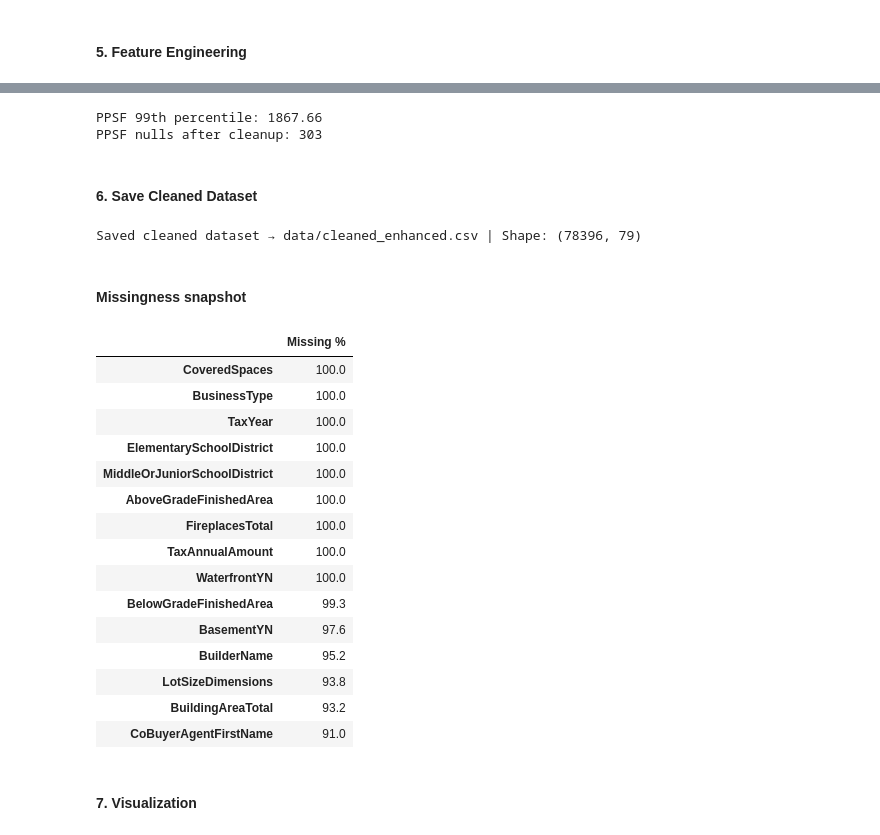
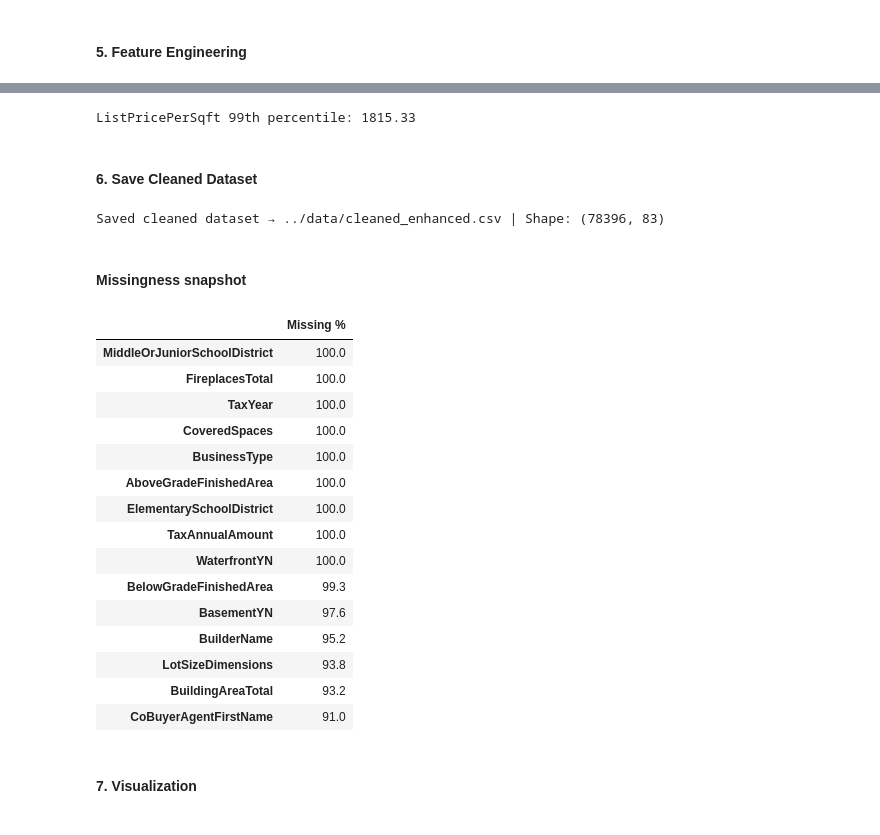
Before and after one commit to stephaniepatriciaans/Home_Price_Predictions, a Jupyter notebook: notebooks/Task 1: Data Exploration & Preprocessing.ipynb, the cells around one changed output, grey strips where cells are left out. Saved outputs shown, nothing was run; the diff lists cells and outputs as text; code cells hidden in the pictures.

```diff
--- a/notebooks/Task 1: Data Exploration & Preprocessing.ipynb
+++ b/notebooks/Task 1: Data Exploration & Preprocessing.ipynb
@@ -85,57 +115,47 @@ Added feature PricePerSqft
-# %%
-# Guard against zero/negative LivingArea before PPSF
-if "LivingArea" in df_all.columns:
-    bad = (df_all["LivingArea"] <= 0) | (df_all["LivingArea"].isna())
-    # keep rows, but avoid divide-by-zero in PPSF
-    df_all.loc[bad, "LivingArea"] = np.nan
-
-# Price per sqft (only when both fields are valid)
-if {"ClosePrice","LivingArea"}.issubset(df_all.columns):
-    df_all["PricePerSqft"] = df_all["ClosePrice"] / df_all["LivingArea"]
-
-# Clip extreme PPSF to reduce leverage of weird records
-df_all["PricePerSqft"] = df_all["PricePerSqft"].clip(upper=df_all["PricePerSqft"].quantile(0.99))
-# %%
-if "PricePerSqft" in df_all.columns:
-    bad_inf = ~np.isfinite(df_all["PricePerSqft"])
-    if bad_inf.any():
-        df_all.loc[bad_inf, "PricePerSqft"] = np.nan
-
-    p99 = df_all["PricePerSqft"].quantile(0.99)
-    df_all["PricePerSqft"] = df_all["PricePerSqft"].clip(upper=p99)
-
-    print("PPSF 99th percentile:", round(p99, 2))
-    print("PPSF nulls after cleanup:", int(df_all["PricePerSqft"].isna().sum()))
-# %% [output]
-PPSF 99th percentile: 1867.66
-PPSF nulls after cleanup: 303
+# %%
+# ListPrice-per-sqft
+if lp and living:
+    df_all["ListPricePerSqft"] = df_all[lp] / df_all[living]
+    df_all["ListPricePerSqft"].replace([np.inf, -np.inf], np.nan, inplace=True)
+    p99_lp_psf = df_all["ListPricePerSqft"].quantile(0.99)
+    df_all["ListPricePerSqft"] = df_all["ListPricePerSqft"].clip(upper=p99_lp_psf)
+    print("ListPricePerSqft 99th percentile:", round(p99_lp_psf, 2))
+# %% [output]
+ListPricePerSqft 99th percentile: 1815.33
 # %% [markdown]
 #### 6. Save Cleaned Dataset
+# %%
+# ListPrice: compare List vs Close --> Deal-level LP vs SP metrics
+if lp:
+    df_all["LP_to_SP_Ratio"] = df_all[target] / df_all[lp]
+    df_all["PriceDelta"] = df_all[target] - df_all[lp]
+    df_all["PricePctDiff"] = (df_all["PriceDelta"] / df_all[lp]).replace([np.inf, -np.inf], np.nan)
 # %%
-data_path = Path("../data")
+# Freeze cleaned dataset
 df_clean = df_all.reset_index(drop=True)
 output_file = data_path / "cleaned_enhanced.csv"
 df_clean.to_csv(output_file, index=False)
-print(f"Saved cleaned dataset → data/cleaned_enhanced.csv | Shape: {df_clean.shape}")
+print(f"Saved cleaned dataset → {output_file} | Shape: {df_clean.shape}")
 # %% [output]
-Saved cleaned dataset → data/cleaned_enhanced.csv | Shape: (78396, 79)
+Saved cleaned dataset → ../data/cleaned_enhanced.csv | Shape: (78396, 83)
 # %% [markdown]
 #### Missingness snapshot
 # %%
+# Missingness (on the saved dataset)
 missing_pct = (
-    df_all.isna().mean().sort_values(ascending=False).mul(100).round(1)
+    df_clean.isna().mean().sort_values(ascending=False).mul(100).round(1)
 )
 miss_tbl = missing_pct[missing_pct > 0].head(15).to_frame("Missing %")
 display(miss_tbl)
 # %% [output]
 |  | Missing % |
+| MiddleOrJuniorSchoolDistrict | 100.0 |
+| FireplacesTotal | 100.0 |
+| TaxYear | 100.0 |
 | CoveredSpaces | 100.0 |
 | BusinessType | 100.0 |
-| TaxYear | 100.0 |
+| AboveGradeFinishedArea | 100.0 |
 | ElementarySchoolDistrict | 100.0 |
-| MiddleOrJuniorSchoolDistrict | 100.0 |
-| AboveGradeFinishedArea | 100.0 |
-| FireplacesTotal | 100.0 |
 | TaxAnnualAmount | 100.0 |
 | WaterfrontYN | 100.0 |
 | BelowGradeFinishedArea | 99.3 |
```
Also changed, not shown: parts of 13 cells of this notebook, 7 other files.
